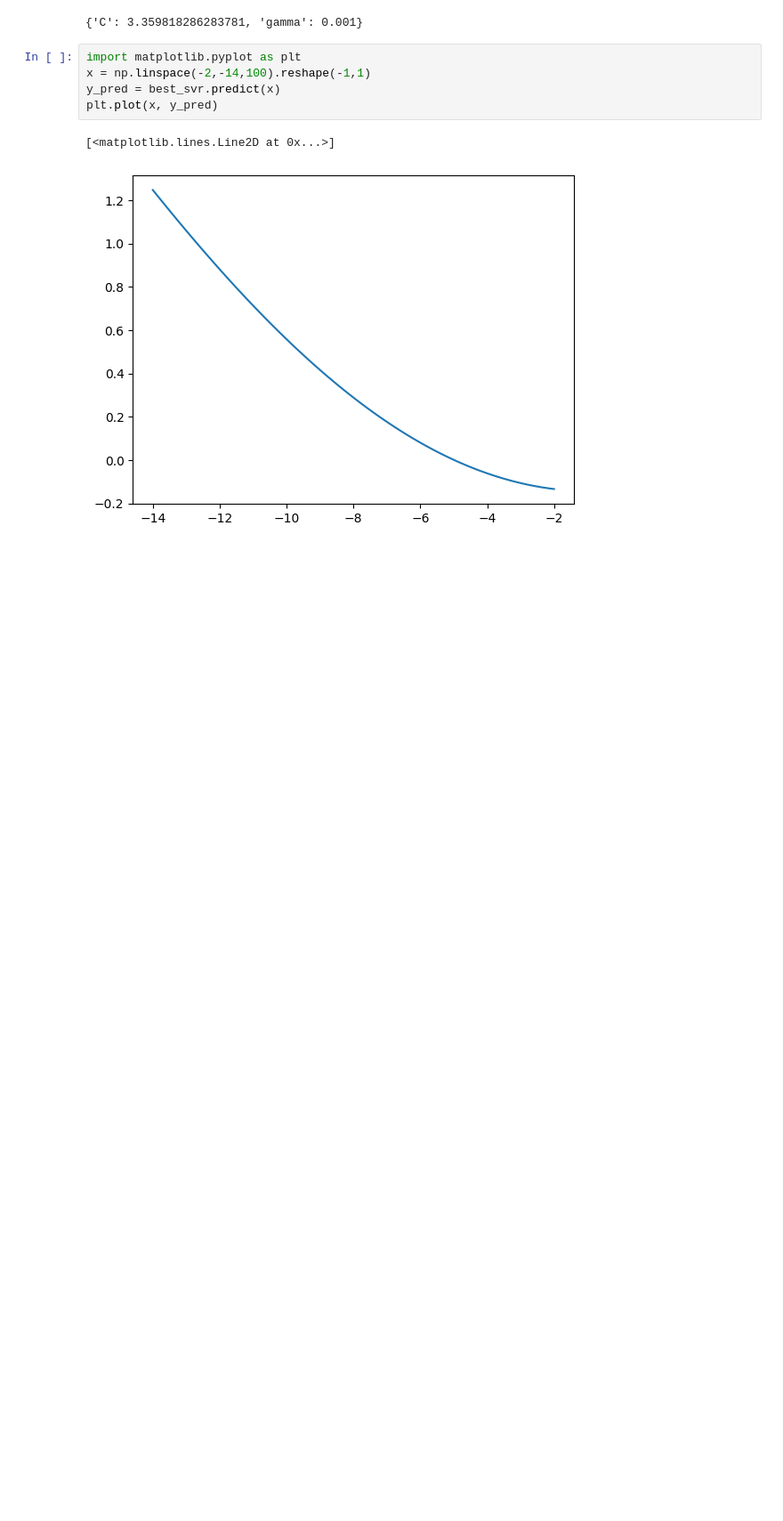
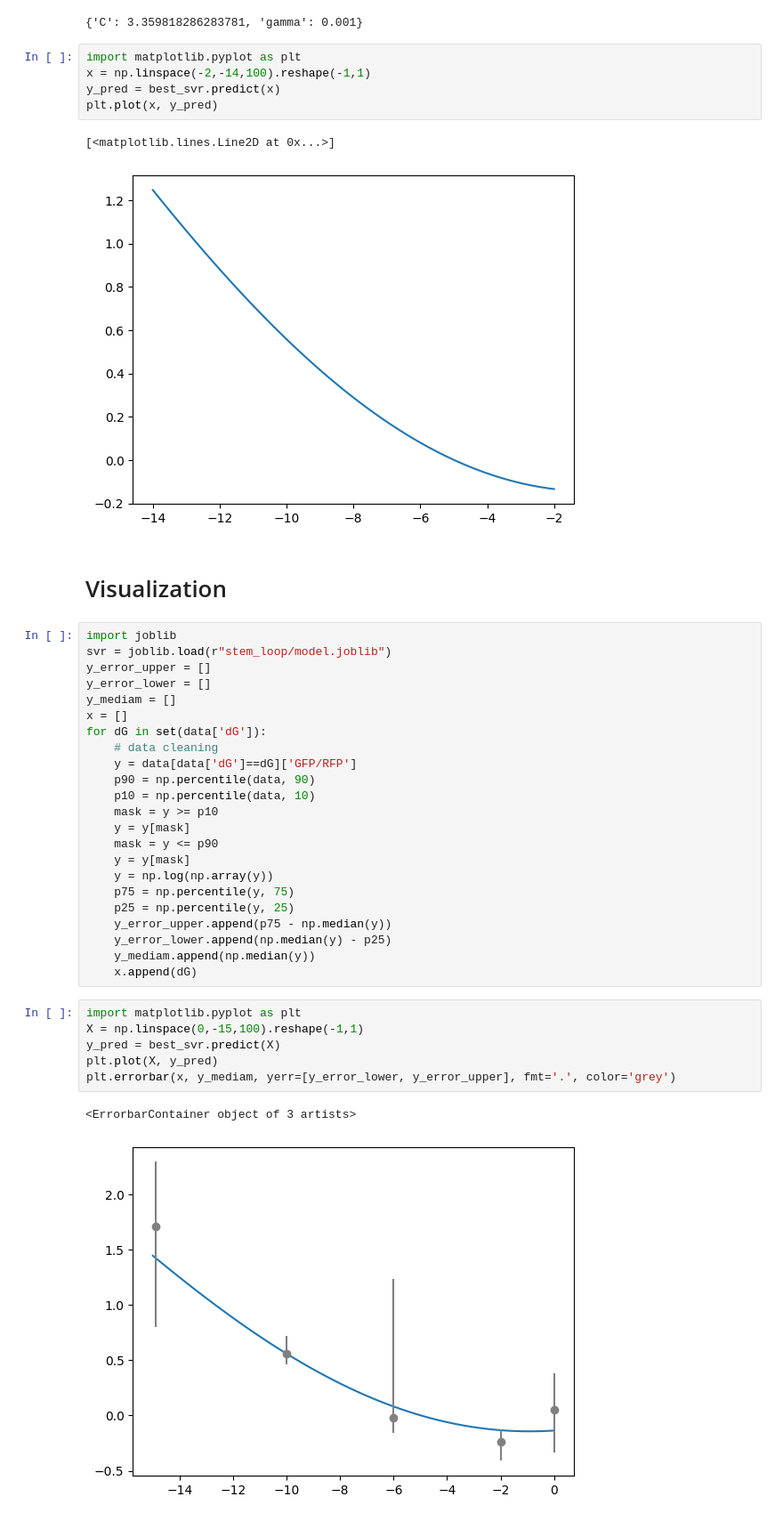
Before and after one commit to Fudan-iGEM/2023-software, a Jupyter notebook: notebook/stem_loop.ipynb, the cells around one changed output. Shown at 89% size. Saved outputs shown, nothing was run; the diff lists cells and outputs as text; blank space fills up the shorter version.

```diff
--- a/notebook/stem_loop.ipynb
+++ b/notebook/stem_loop.ipynb
@@ -50,3 +56,37 @@ plt.plot(x, y_pred)
 # %% [output]
 [<matplotlib.lines.Line2D at 0x...>]
 [figure]
+# %% [markdown]
+# Visualization
+# %%
+import joblib
+svr = joblib.load(r"stem_loop/model.joblib")
+y_error_upper = []
+y_error_lower = []
+y_mediam = []
+x = []
+for dG in set(data['dG']):
+    # data cleaning
+    y = data[data['dG']==dG]['GFP/RFP']
+    p90 = np.percentile(data, 90)
+    p10 = np.percentile(data, 10)
+    mask = y >= p10
+    y = y[mask]
+    mask = y <= p90
+    y = y[mask]
+    y = np.log(np.array(y))
+    p75 = np.percentile(y, 75)
+    p25 = np.percentile(y, 25)
+    y_error_upper.append(p75 - np.median(y))
+    y_error_lower.append(np.median(y) - p25)
+    y_mediam.append(np.median(y))
+    x.append(dG)
+# %%
+import matplotlib.pyplot as plt
+X = np.linspace(0,-15,100).reshape(-1,1)
+y_pred = best_svr.predict(X)
+plt.plot(X, y_pred)
+plt.errorbar(x, y_mediam, yerr=[y_error_lower, y_error_upper], fmt='.', color='grey')
+# %% [output]
+<ErrorbarContainer object of 3 artists>
+[figure, added]
```
Also changed, not shown: parts of 3 cells of this notebook.
